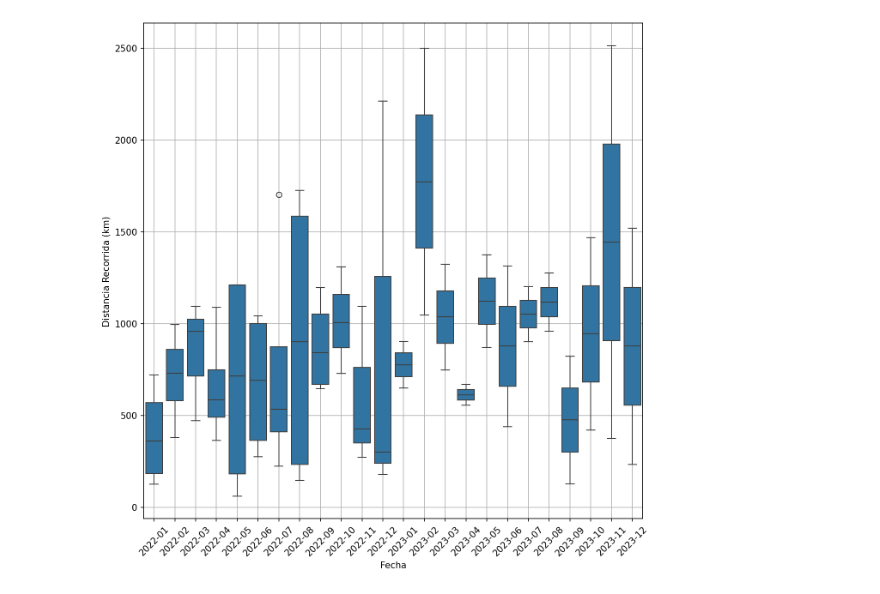
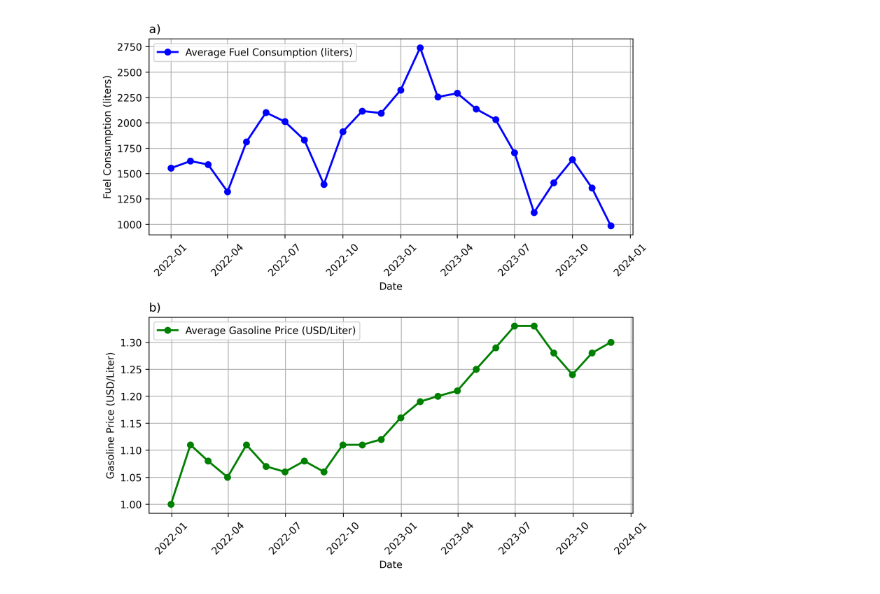
Before and after one commit to Marine-Data-Lab/Nemos_vms_analisys, a Jupyter notebook: analisis_vms_nemos.ipynb, the cells around one changed output. Drawn from its saved outputs; the diff is of its cells as text; code cells hidden in the pictures.

```diff
--- a/analisis_vms_nemos.ipynb
+++ b/analisis_vms_nemos.ipynb
@@ -160,72 +105,104 @@ import matplotlib.pyplot as plt
 import seaborn as sns
 
 # Cargar el archivo CSV
-df = pd.read_csv('vms_flota_nemo.csv', low_memory=False)
+df_vms = pd.read_csv('vms_flota_nemo.csv', low_memory=False)
 
 # Convertir las columnas de fecha y hora a datetime
-df['Guardar_Marca'] = pd.to_datetime(df['Guardar_Marca'], errors='coerce')
+df_vms['Guardar_Marca'] = pd.to_datetime(df_vms['Guardar_Marca'], errors='coerce')
 
 # Filtrar los puntos con velocidad igual a 0
-df = df[df['Etapa_Viaje'] != 'Amarre']
+df_vms = df_vms[df_vms['Etapa_Viaje'] != 'Amarre']
 
 # Ordenar los datos por embarcación y tiempo
-df = df.sort_values(by=['Nombre_Embarcacion', 'Guardar_Marca'])
+df_vms = df_vms.sort_values(by=['Nombre_Embarcacion', 'Guardar_Marca'])
 
 # Crear una columna de geometría a partir de las columnas de longitud y latitud
-df['geometry'] = [Point(xy) for xy in zip(df.Longitud, df.Latitud)]
-gdf = gpd.GeoDataFrame(df, geometry='geometry')
+df_vms['geometry'] = [Point(xy) for xy in zip(df_vms.Longitud, df_vms.Latitud)]
+gdf = gpd.GeoDataFrame(df_vms, geometry='geometry')
 
 # Calcular la distancia entre puntos consecutivos en el tiempo para cada embarcación
 def calculate_distance(row):
     if pd.isnull(row['Latitud_prev']) or pd.isnull(row['Longitud_prev']):
         return 0
     return geodesic((row['Latitud'], row['Longitud']), (row['Latitud_prev'], row['Longitud_prev'])).km
 
 # Shift the coordinates and time to get the previous point and time
 gdf['Latitud_prev'] = gdf.groupby('Nombre_Embarcacion')['Latitud'].shift()
 gdf['Longitud_prev'] = gdf.groupby('Nombre_Embarcacion')['Longitud'].shift()
 gdf['Guardar_Marca_prev'] = gdf.groupby('Nombre_Embarcacion')['Guardar_Marca'].shift()
 
 # Apply the distance calculation
 gdf['Distancia_km'] = gdf.apply(calculate_distance, axis=1)
 
 # Calculate the time difference in hours
 gdf['Tiempo_horas'] = (gdf['Guardar_Marca'] - gdf['Guardar_Marca_prev']).dt.total_seconds() / 3600
 
 # Reemplazar NaN en las columnas de distancia y tiempo con 0
 gdf['Distancia_km'] = gdf['Distancia_km'].fillna(0)
 gdf['Tiempo_horas'] = gdf['Tiempo_horas'].fillna(0)
 
-# Calcular el consumo de gasolina (galones) basado en la potencia del motor y el tiempo de operación
-# Asumimos un consumo de 0.1 galones por hora por cada HP
+# Calcular el consumo de gasolina (litros) basado en la potencia del motor y el tiempo de operación
+# Asumimos un consumo de 0.1 galones por hora por cada HP, convertido a litros
+gal_to_liters = 3.78
 potencia_hp = 100
-gdf['Consumo_gal'] = gdf['Tiempo_horas'] * potencia_hp * 0.1
+gdf['Consumo_litros'] = gdf['Tiempo_horas'] * potencia_hp * 0.1 * gal_to_liters
+
+# Identificar y eliminar valores anómalos en el consumo de gasolina
+# Aquí, se define como anómalo cualquier valor que esté por encima del percentil 99
+q_upper = gdf['Consumo_litros'].quantile(0.99)
+gdf = gdf[gdf['Consumo_litros'] <= q_upper]
 
 # Crear una columna de año-mes
-gdf['YearMonth'] = gdf['Guardar_Marca'].dt.to_period('M')
+gdf['YearMonth'] = gdf['Guardar_Marca'].dt.to_period('M').dt.to_timestamp()
 
-# Calcular la distancia total recorrida y el consumo de gasolina mensual por cada embarcación
+# Calcular la distancia total recorrida, el consumo de gasolina y las horas en el mar mensualmente por cada embarcación
 distancia_consumo_mensual = gdf.groupby(['Nombre_Embarcacion', 'YearMonth']).agg({
     'Distancia_km': 'sum',
-    'Consumo_gal': 'sum'
+    'Consumo_litros': 'sum',
+    'Tiempo_horas': 'sum'
 }).reset_index()
 
-# Plotear un boxplot de la distancia recorrida mensualmente para todas las embarcaciones
-plt.figure(figsize=(10, 10),dpi=150)
-sns.boxplot(x='YearMonth', y='Distancia_km', data=distancia_consumo_mensual)
-plt.xlabel('Fecha')
-plt.ylabel('Distancia Recorrida (km)')
-plt.xticks(rotation=45)
-plt.grid(True)
+# Calcular las medias mensuales de distancia recorrida, consumo de gasolina y tiempo en el mar
+medias_distancia = distancia_consumo_mensual.groupby('YearMonth')['Distancia_km'].mean()
+medias_consumo = distancia_consumo_mensual.groupby('YearMonth')['Consumo_litros'].mean()
+medias_tiempo = distancia_consumo_mensual.groupby('YearMonth')['Tiempo_horas'].mean()
+
+# Datos del precio de la gasolina en México (USD/Litro)
+data_gas = {
+    'Date': pd.date_range(start='2021-12-01', periods=24, freq='ME'),
+    'Price (USD/Liter)': [1.00, 1.11, 1.08, 1.05, 1.11, 1.07, 1.06, 1.08, 1.06, 1.11, 1.11, 1.12,
+                          1.16, 1.19, 1.20, 1.21, 1.25, 1.29, 1.33, 1.33, 1.28, 1.24, 1.28, 1.30]
+}
+
+df_gas = pd.DataFrame(data_gas)
+
+# Asegurar que las fechas coinciden exactamente
+medias_consumo = medias_consumo.reset_index()
+medias_consumo['YearMonth'] = pd.to_datetime(medias_consumo['YearMonth'])
+df_gas['Date'] = pd.to_datetime(df_gas['Date'])
+
+# Crear la figura y los ejes
+fig, (ax1, ax2) = plt.subplots(2, 1, figsize=(8, 8), dpi=300)
+
+# Graficar el promedio de consumo de gasolina
+ax1.plot(medias_consumo['YearMonth'], medias_consumo['Consumo_litros'], color='blue', marker='o', linestyle='-', linewidth=2, label='Average Fuel Consumption (liters)')
+ax1.set_title('a)',loc='left')
+ax1.set_xlabel('Date')
+ax1.set_ylabel('Fuel Consumption (liters)')
+ax1.legend(loc='upper left')
+ax1.grid(True)
+ax1.tick_params(axis='x', rotation=45)
+
+# Graficar el precio promedio de la gasolina
+ax2.plot(df_gas['Date'], df_gas['Price (USD/Liter)'], color='green', marker='o', linestyle='-', linewidth=2, label='Average Gasoline Price (USD/Liter)')
+ax2.set_title('b)',loc='left')
+ax2.set_xlabel('Date')
+ax2.set_ylabel('Gasoline Price (USD/Liter)')
+ax2.legend(loc='upper left')
+ax2.grid(True)
+ax2.tick_params(axis='x', rotation=45)
+
+plt.tight_layout()
 plt.show()
-
-# Plotear un boxplot del consumo de gasolina mensual para todas las embarcaciones
-plt.figure(figsize=(15, 10))
-sns.boxplot(x='YearMonth', y='Consumo_gal', data=distancia_consumo_mensual)
-plt.xlabel('Fecha')
-plt.ylabel('Consumo de Gasolina (gal)')
-plt.xticks(rotation=45)
-plt.grid(True)
-plt.show()
 # %% [output]
-[figure, old version]
+[figure, new version]
```
Also changed, not shown: parts of 8 cells of this notebook.
